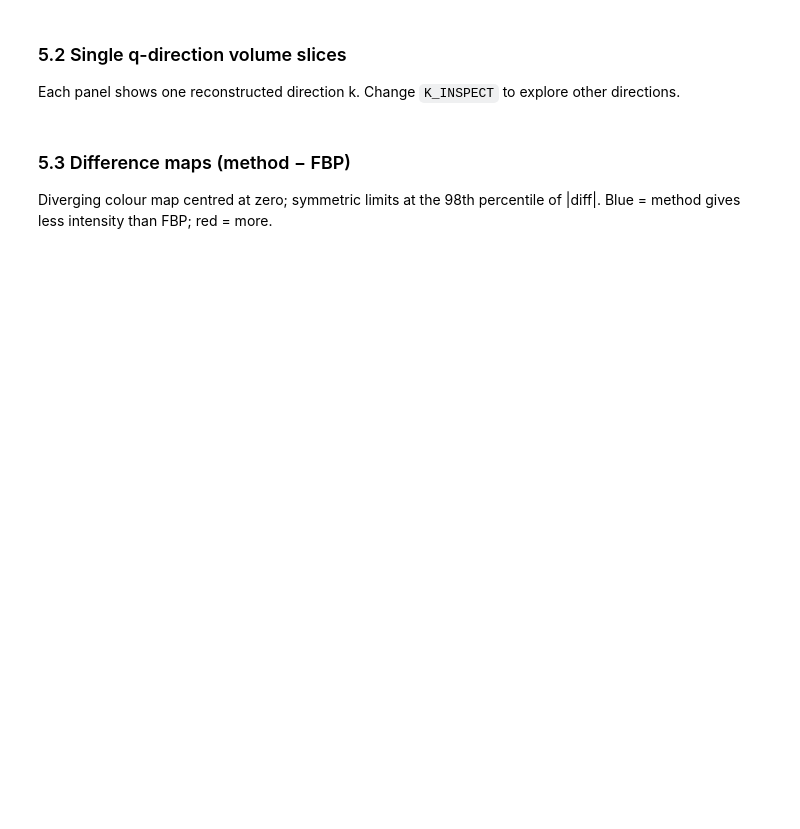
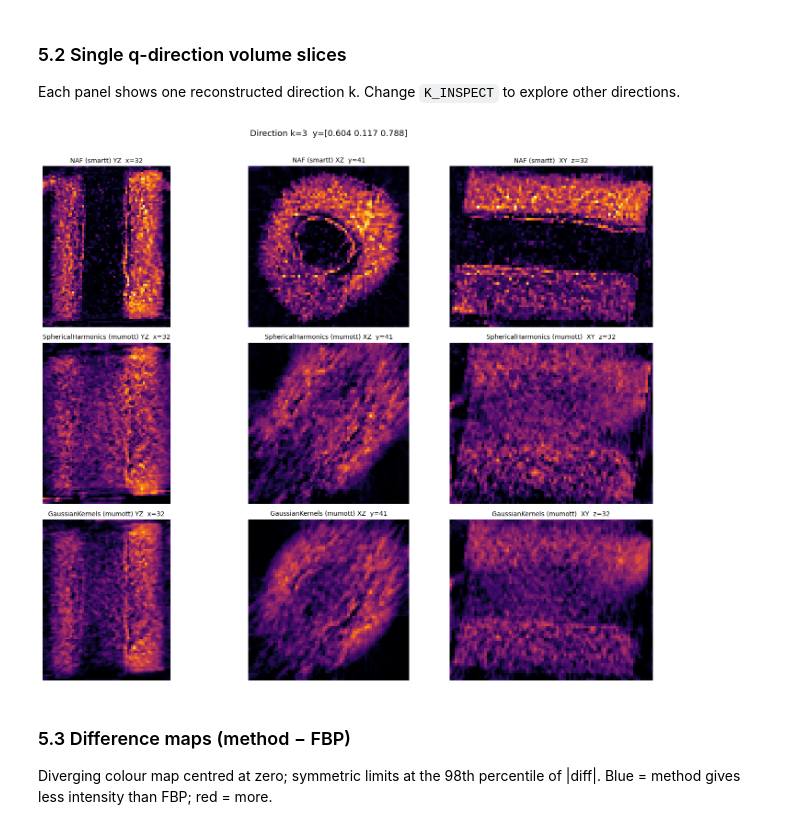
Before and after one commit to lfbarba/smartt, a Jupyter notebook: notebooks/saxs_fbp_method_comparison.ipynb, the cells around one changed output. Cells and saved outputs as stored; diff of their text form; code cells hidden in the pictures; blank space fills up the shorter version.

```diff
--- a/notebooks/saxs_fbp_method_comparison.ipynb
+++ b/notebooks/saxs_fbp_method_comparison.ipynb
@@ -48,8 +48,8 @@ from mumott.core.probed_coordinates import ProbedCoordinates
 from smartt.saxs_fbp import fibonacci_hemisphere, saxs_fbp_reconstruction, saxs_gd_reconstruction
 
 # ── Parameters ────────────────────────────────────────────────────────────────
-# DATA_PATH        = '/myhome/data/smartt/shared/frogbone/dataset_qbin_0009.h5'
-DATA_PATH = '/myhome/data/smartt/shared/b411/dataset_b411R_inf_1_0.220_1.900.h5'
+DATA_PATH        = '/myhome/data/smartt/shared/frogbone/dataset_qbin_0009.h5'
+# DATA_PATH = '/myhome/data/smartt/shared/b411/dataset_b411R_inf_1_0.220_1.900.h5'
 K                = 30      # number of q-directions (Fibonacci hemisphere)
 HALF_SPACE       = 'y'     # y>0 hemisphere to match goniometer frame
 LBFGS_MAXITER    = 20
@@ -59,7 +59,7 @@ SH_ELL_MAX       = 8
 # ── Cache settings ─────────────────────────────────────────────────────────────
 # mumott optimisations are saved as .npy files (keyed by method + K) so they
 # can be skipped on subsequent runs.  Set force_reload=True to rerun from scratch.
-CACHE_DIR    = pathlib.Path('/myhome/data/smartt/shared/results/saxs_comparison')
+CACHE_DIR    = pathlib.Path(DATA_PATH).parent / "saxs_comparison"
 force_reload = False
 
 CACHE_DIR.mkdir(parents=True, exist_ok=True)
@@ -221,16 +260,16 @@ if not force_reload and _naf_cache.exists():
     print(f'Loading SH coefficients from cache: {_naf_cache}')
     coeffs_sh = np.load(_naf_cache)
 else:
-    res = saxs_naf_reconstruction(dc, ell_max=8, n_iterations=500, batch_size=80, reg_weight_tv=1.0)
+    res = saxs_naf_reconstruction(dc, ell_max=8, n_iterations=2000, batch_size=100, reg_weight_tv=0., reg_weight_sh=1e-6)
     coeffs_naf = res["reconstruction"]
     np.save(_naf_cache, coeffs_naf)
     print(f'Saved SH coefficients → {_naf_cache}')
 
-res = saxs_naf_reconstruction(dc, ell_max=8, n_iterations=2000, batch_size=100, reg_weight_tv=1e-4, reg_weight_sh=500)
-coeffs_naf = res["reconstruction"]
-np.save(_naf_cache, coeffs_naf)
-print(f'Saved SH coefficients → {_naf_cache}')
-print(f'coeffs_naf shape: {coeffs_naf.shape}')
+# res = saxs_naf_reconstruction(dc, ell_max=8, n_iterations=2000, batch_size=100, reg_weight_tv=0., reg_weight_sh=1e-6)
+# coeffs_naf = res["reconstruction"]
+# np.save(_naf_cache, coeffs_naf)
+# print(f'Saved SH coefficients → {_naf_cache}')
+# print(f'coeffs_naf shape: {coeffs_naf.shape}')
 
 # Build evaluation matrix: B[k, c] = Y_c(y_k)  shape (K, C)
 pc_eval = ProbedCoordinates()
@@ -309,7 +366,7 @@ reconstructions = {
     # 'FBP (smartt)':               recon_fbp_np,
     'NAF (smartt)':               recon_naf,
     # 'NearestNeighbor (mumott)':   recon_nn,
-    # 'SphericalHarmonics (mumott)': recon_sh,
+    'SphericalHarmonics (mumott)': recon_sh,
     'GaussianKernels (mumott)':   recon_gk,
 }
 
@@ -349,32 +411,34 @@ plt.show()
 
 Each panel shows one reconstructed direction k.  Change `K_INSPECT` to explore other directions.
 # %%
-K_INSPECT = -1  # change to inspect a different direction
+K_INSPECT = 3 # change to inspect a different direction
 
 r_fbp_k = recon_fbp_np[K_INSPECT]
 vmin_k  = r_fbp_k.min()
 vmin_k = 0
 vmax_k  = np.percentile(r_fbp_k, 99)
 
 fig, axes = plt.subplots(n_methods, 3, figsize=(15, 4 * n_methods))
 for row, (name, recon) in enumerate(reconstructions.items()):
     vol    = recon[K_INSPECT]
     slices = [vol[mid_x, :, :], vol[:, mid_y, :], vol[:, :, mid_z]]
     titles = [f'{name} YZ  x={mid_x}', f'{name} XZ  y={mid_y}', f'{name}  XY  z={mid_z}']
     for col, (sl, title) in enumerate(zip(slices, titles)):
         im = axes[row, col].imshow(sl, cmap='inferno', vmin=vmin_k, vmax=vmax_k)
         axes[row, col].axis('off')
         axes[row, col].set_title(title, fontsize=10)
     axes[row, 0].set_ylabel(name, fontsize=10)
 
 
 # plt.colorbar(im, ax=axes[:, 2], shrink=0.5, label='Intensity')
 plt.suptitle(
     f'Direction k={K_INSPECT}  y={np.round(y_directions[K_INSPECT], 3)}',
     fontsize=13, y=1.01,
 )
 plt.tight_layout()
 plt.show()
+# %% [output]
+[figure, added]
 # %% [markdown]
 ### 5.3 Difference maps (method − FBP)
 
```
Also changed, not shown: parts of 30 cells of this notebook, 5 other files.
